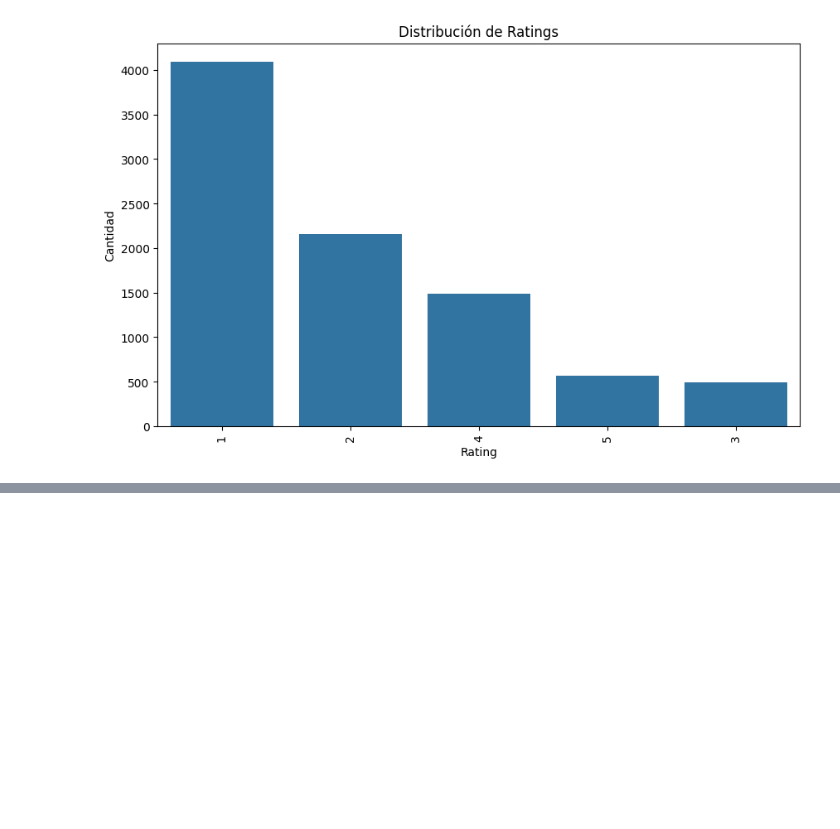
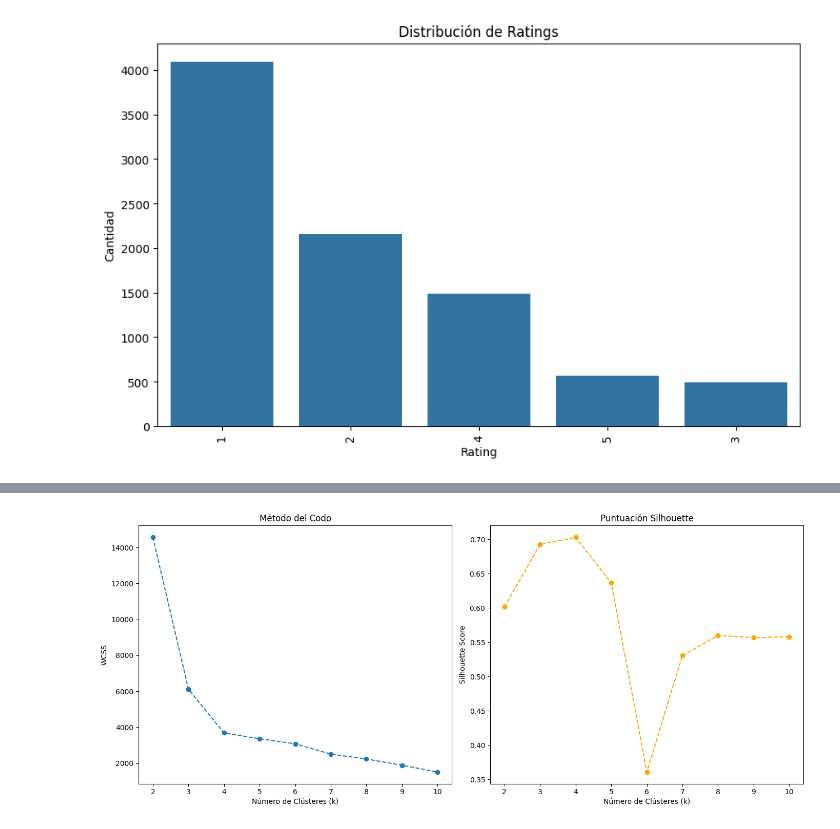
Before and after one commit to robertomartinezedu/Curso-IA-BigData, a Jupyter notebook: PIA/EntregaUd3.ipynb, the cells around one changed output, grey strips where cells are left out. Cells and saved outputs as stored; diff of their text form; code cells hidden in the pictures; blank space fills up the shorter version.

```diff
--- a/PIA/EntregaUd3.ipynb
+++ b/PIA/EntregaUd3.ipynb
@@ -385,7 +381,0 @@ En el caso de esta columna se ha decidido tomar los 10 directores más represent
-# %%
-top_directores = netflix_df['director'].value_counts().nlargest(10).index
-for director in top_directores:
-    netflix_df[f'director_{director}'] = netflix_df['director'].apply(lambda x: 1 if pd.notna(x) and director in x else 0)
-netflix_df['director_other'] = netflix_df['director'].apply(
-    lambda x: 1 if pd.notna(x) and not any(director in x for director in top_directores) else 0
-)
@@ -423,0 +388,86 @@ dtype: int64
+# %%
+import numpy as np
+from sklearn.cluster import KMeans
+from sklearn.preprocessing import StandardScaler
+from sklearn.metrics import silhouette_score
+import matplotlib.pyplot as plt
+
+# Suponiendo que tienes el DataFrame `netflix_df` con las películas y características
+# Seleccionamos solo las columnas numéricas
+df_numeric = netflix_df.select_dtypes(include=[np.number])
+
+scaler = StandardScaler()
+df_scaled = scaler.fit_transform(df_numeric)
+
+# Ver las primeras filas del DataFrame escalado
+print("Primeras filas del DataFrame escalado:")
+print(pd.DataFrame(df_scaled, columns=df_numeric.columns).head())
+
+# Paso 3: Determinar el número óptimo de clústeres
+def calcular_optimo_k(data, max_k=10):
+    wcss = []  # Suma de cuadrados dentro de los clústeres
+    silhouette_scores = []
+
+    # Evaluamos varios valores de k (de 2 a max_k)
+    for k in range(2, max_k + 1):
+        kmeans = KMeans(n_clusters=k, random_state=42)
+        kmeans.fit(data)
+        wcss.append(kmeans.inertia_)  # Inercia: métrica de ajuste del modelo
+        silhouette_scores.append(silhouette_score(data, kmeans.labels_))
+
+    return wcss, silhouette_scores
+
+# Calcular métricas para varios valores de k
+max_k = 10
+wcss, silhouette_scores = calcular_optimo_k(df_scaled, max_k=max_k)
+
+# Paso 4: Visualización de los resultados
+plt.figure(figsize=(14, 6))
+
+# Gráfica del codo (WCSS)
+plt.subplot(1, 2, 1)
+plt.plot(range(2, max_k + 1), wcss, marker='o', linestyle='--')
+plt.title('Método del Codo')
+plt.xlabel('Número de Clústeres (k)')
+plt.ylabel('WCSS')
+
+# Gráfica de la puntuación Silhouette
+plt.subplot(1, 2, 2)
+plt.plot(range(2, max_k + 1), silhouette_scores, marker='o', linestyle='--', color='orange')
+plt.title('Puntuación Silhouette')
+plt.xlabel('Número de Clústeres (k)')
+plt.ylabel('Silhouette Score')
+
+plt.tight_layout()
+plt.show()
+
+# Paso 5: Selección del número óptimo de clústeres
+# Encontramos el valor de k basado en el "codo" (método del codo) y la puntuación Silhouette
+# El número óptimo es aquel que tiene la mayor puntuación Silhouette y está cerca del "codo" en la gráfica
+
+# Calcular la diferencia entre WCSS de k y k+1 (método del codo)
+wcss_diff = np.diff(wcss)
+elbow_k = np.argmin(wcss_diff) + 2  # Añadimos 2 ya que el índice empieza en 0, pero k empieza en 2
+
+# Encontrar el valor de k con la puntuación Silhouette más alta
+optimal_k_silhouette = np.argmax(silhouette_scores) + 2  # Añadimos 2 porque el rango de k empieza en 2
+
+# Elegir el número óptimo de clústeres basado en el análisis visual y las métricas
+print(f"Valor óptimo de k basado en el método del codo: {elbow_k}")
+print(f"Valor óptimo de k basado en la puntuación Silhouette: {optimal_k_silhouette}")
+
+# Seleccionar el k más adecuado (el que esté más cerca del valor de la puntuación Silhouette más alta)
+optimal_k = optimal_k_silhouette  # Usamos el que tenga la puntuación Silhouette más alta, o el que consideres más apropiado
+
+# Paso 6: Entrenar el modelo K-Means
+kmeans = KMeans(n_clusters=optimal_k, random_state=42)
+kmeans.fit(df_scaled)
+
+netflix_df['cluster'] = kmeans.labels_
+
+print(f"Inercia final (WCSS): {kmeans.inertia_}")
+print(f"Silhouette Score para k={optimal_k}: {silhouette_score(df_scaled, kmeans.labels_)}")
+
+print("Distribución de películas en cada clúster:")
+print(netflix_df['cluster'].value_counts())
+# %% [output]
@@ -423,0 +481 @@ dtype: int64
+[figure, added]
```
Also changed, not shown: parts of 15 cells of this notebook.
